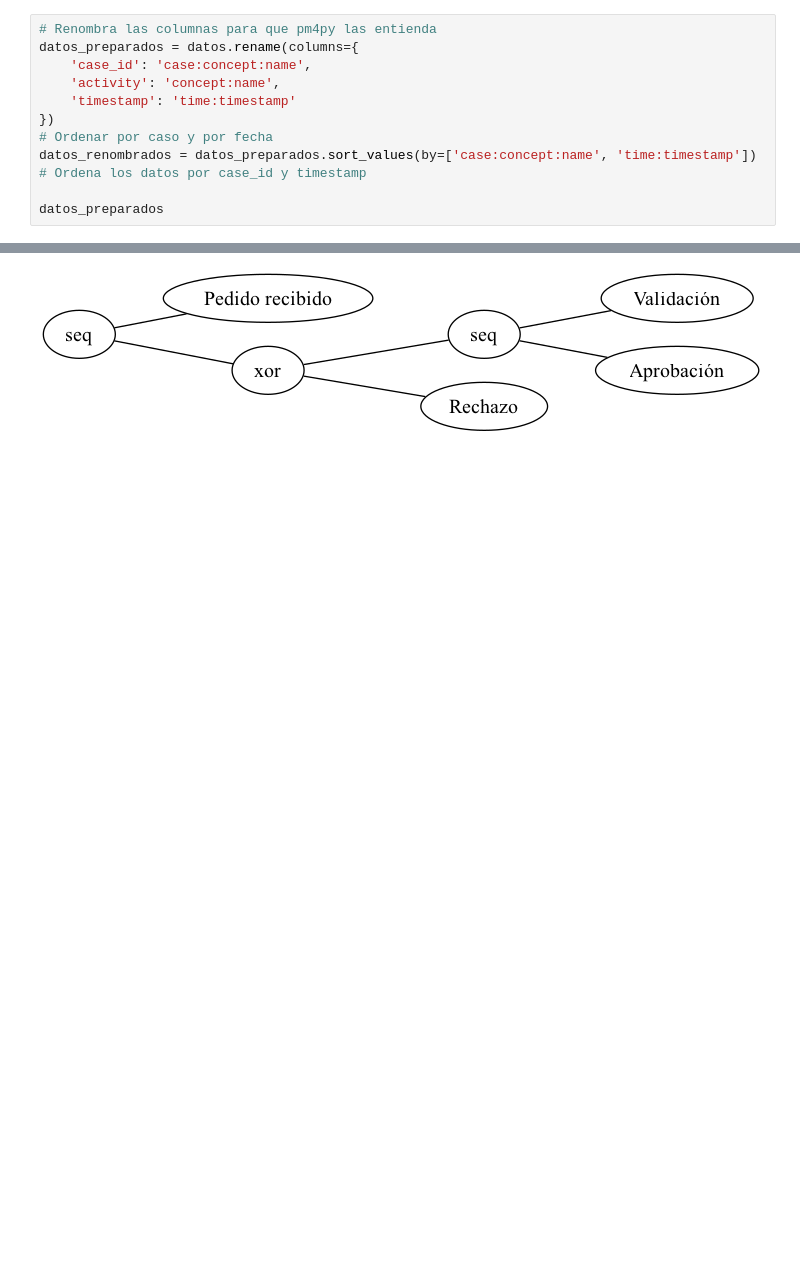
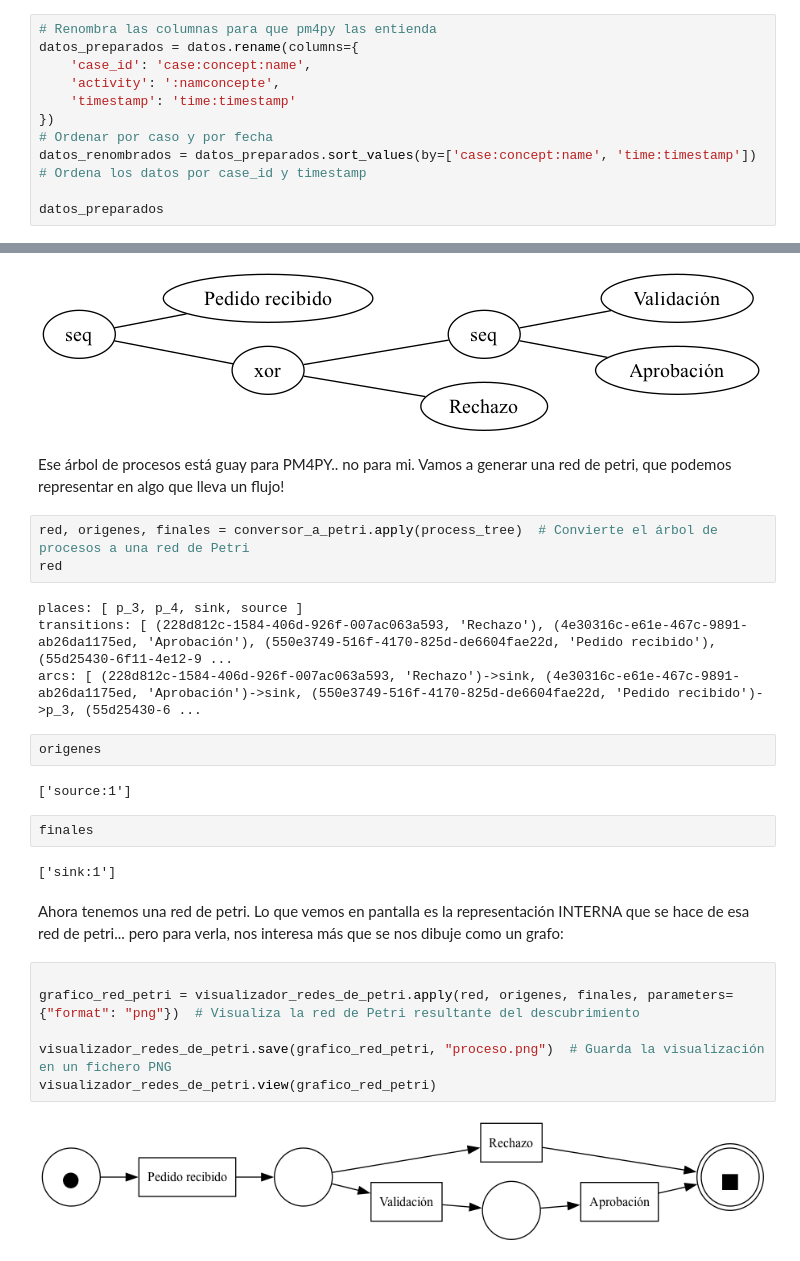
Before and after one commit to IvanciniGT/fornacionProcessMining, a Jupyter notebook: proyecto/cuaderno.ipynb, the cells around one changed output, grey strips where cells are left out. Saved outputs shown, nothing was run; the diff lists cells and outputs as text; blank space fills up the shorter version.

```diff
--- a/proyecto/cuaderno.ipynb
+++ b/proyecto/cuaderno.ipynb
@@ -59,7 +68,7 @@ Cambiamos los nombres de las columnas a los que necesita pm4py. Además aprovech
 # Renombra las columnas para que pm4py las entienda
 datos_preparados = datos.rename(columns={
     'case_id': 'case:concept:name',
-    'activity': 'concept:name',
+    'activity': ':namconcepte',
     'timestamp': 'time:timestamp'
 })
 # Ordenar por caso y por fecha
@@ -131,3 +140,30 @@ visualizador_de_process_trees.save(grafico_process_tree,"process_tree.png")
 visualizador_de_process_trees.view(grafico_process_tree)
 # %% [output]
 [figure]
+# %% [markdown]
+Ese árbol de procesos está guay para PM4PY.. no para mi. Vamos a generar una red de petri, que podemos representar en algo que lleva un flujo!
+# %%
+red, origenes, finales = conversor_a_petri.apply(process_tree)  # Convierte el árbol de procesos a una red de Petri
+red
+# %% [output]
+places: [ p_3, p_4, sink, source ]
+transitions: [ (228d812c-1584-406d-926f-007ac063a593, 'Rechazo'), (4e30316c-e61e-467c-9891-ab26da1175ed, 'Aprobación'), (550e3749-516f-4170-825d-de6604fae22d, 'Pedido recibido'), (55d25430-6f11-4e12-9 ...
+arcs: [ (228d812c-1584-406d-926f-007ac063a593, 'Rechazo')->sink, (4e30316c-e61e-467c-9891-ab26da1175ed, 'Aprobación')->sink, (550e3749-516f-4170-825d-de6604fae22d, 'Pedido recibido')->p_3, (55d25430-6 ...
+# %%
+origenes
+# %% [output]
+['source:1']
+# %%
+finales
+# %% [output]
+['sink:1']
+# %% [markdown]
+Ahora tenemos una red de petri. Lo que vemos en pantalla es la representación INTERNA que se hace de esa red de petri... pero para verla, nos interesa más que se nos dibuje como un grafo:
+# %%
+
+grafico_red_petri = visualizador_redes_de_petri.apply(red, origenes, finales, parameters={"format": "png"})  # Visualiza la red de Petri resultante del descubrimiento
+
+visualizador_redes_de_petri.save(grafico_red_petri, "proceso.png")  # Guarda la visualización en un fichero PNG
+visualizador_redes_de_petri.view(grafico_red_petri)
+# %% [output]
+[figure, added]
```
Also changed, not shown: parts of 6 cells of this notebook, 7 other files.
